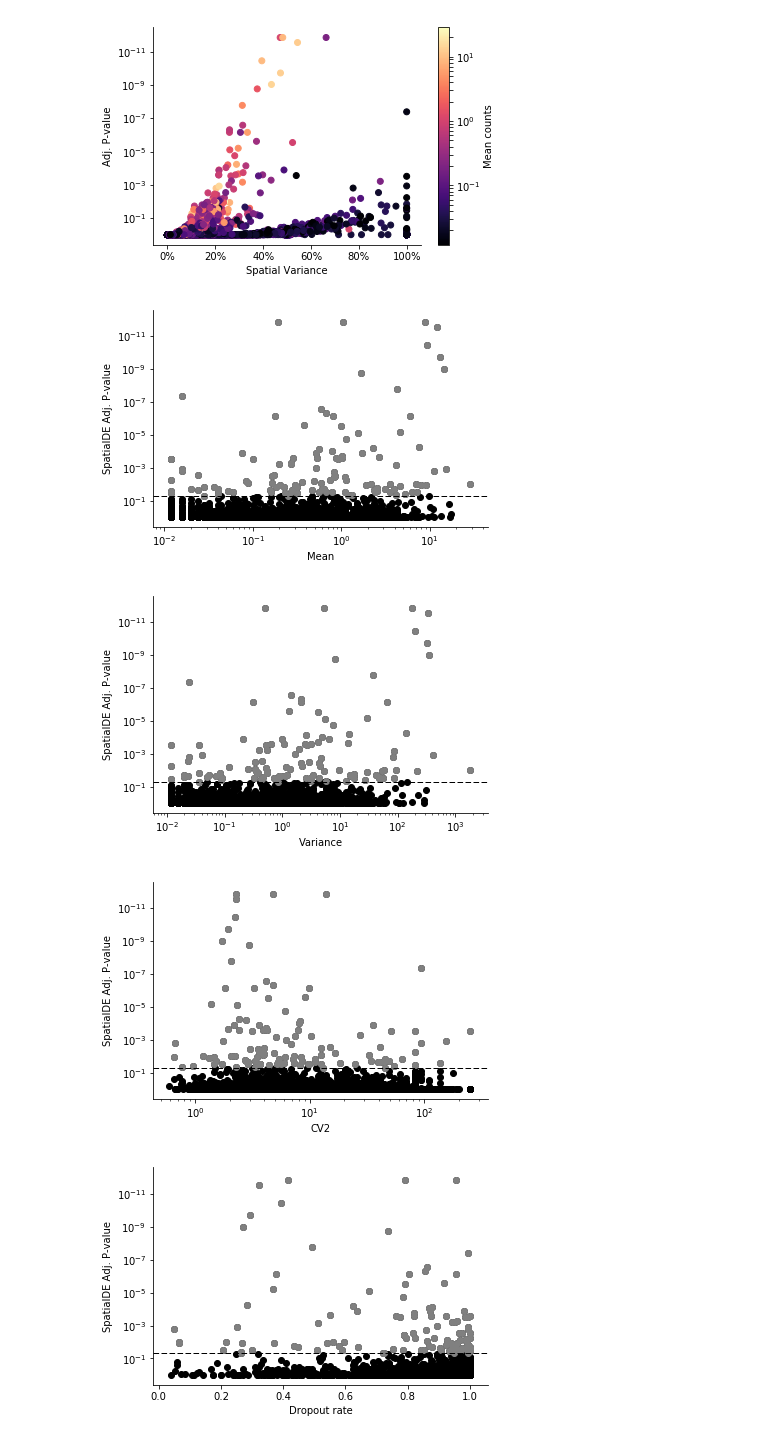
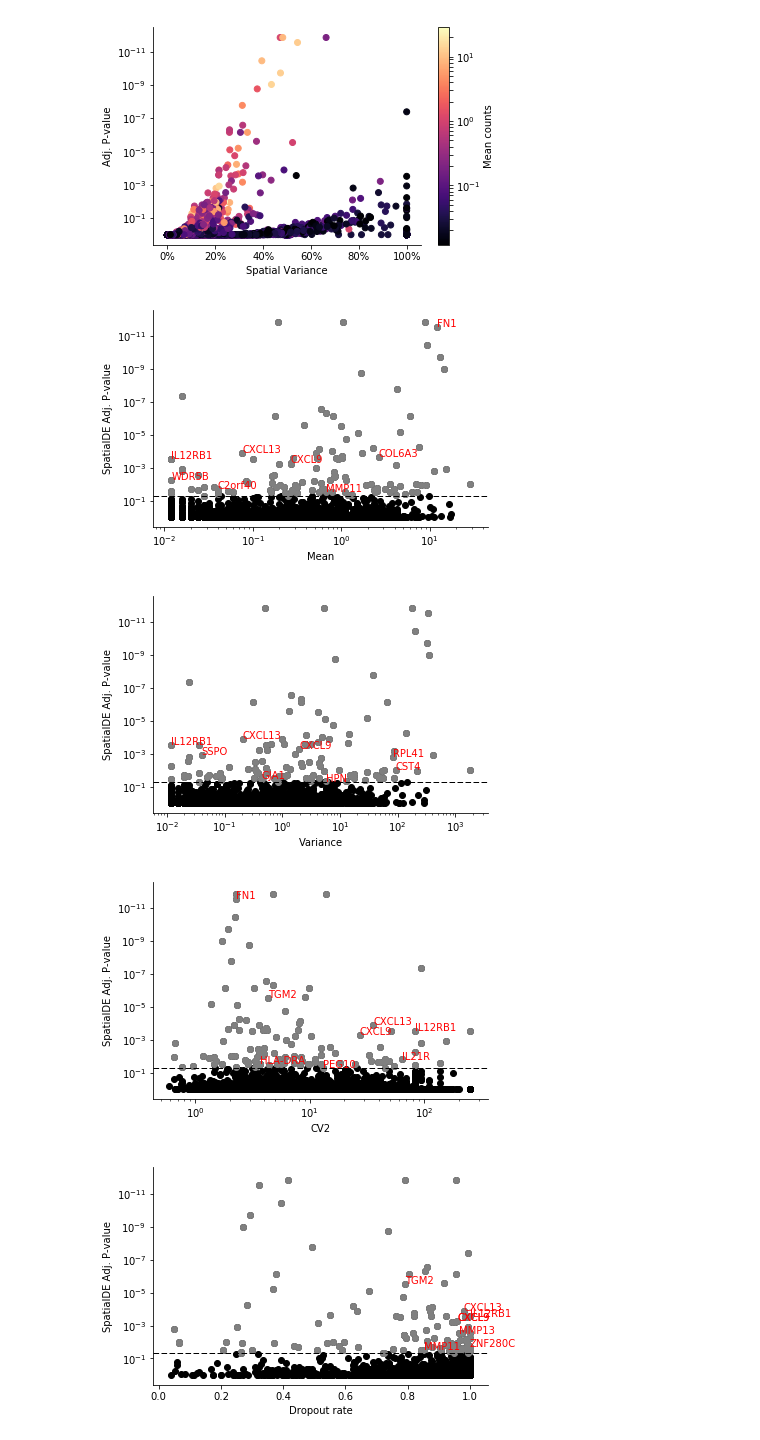
Before and after one commit to Teichlab/SpatialDE, a Jupyter notebook: Analysis/BreastCancer/Alternative explanatory factors.ipynb, the cells around one changed output. Cells and saved outputs as stored; diff of their text form; code cells hidden in the pictures.

```diff
--- a/Analysis/BreastCancer/Alternative explanatory factors.ipynb
+++ b/Analysis/BreastCancer/Alternative explanatory factors.ipynb
@@ -55,7 +55,7 @@ results['cv2'] = ((df.std() / df.mean()) ** 2)[results.g].values
 results['gvar'] = dfm.var()[results.g].values
 results['fracdrop'] = (1 - (df > 1).sum() / df.shape[0])[results.g].values
 # %%
-def feature_qval(results, feature, xlog=True):
+def feature_qval(results, feature, xlog=True, sel_genes=None, random_genes=0):
     if xlog:
         plt.xscale('log')
 
@@ -65,35 +65,45 @@ def feature_qval(results, feature, xlog=True):
     tmp = results.query('qval < 0.05')
     plt.scatter(tmp[feature], tmp.qval, c='grey');
 
+    if sel_genes:
+        tmp = results.query('g in @sel_genes')
+        for _, g in tmp.iterrows():
+            plt.annotate(g.g, (g[feature], g.qval), color='red')
+
+    if random_genes:
+        tmp = results.query('qval < 0.05').sample(random_genes)
+        for _, g in tmp.iterrows():
+            plt.annotate(g.g, (g[feature], g.qval), color='red')
+
     plt.gca().invert_yaxis();
 
     plt.axhline(0.05, c='k', ls='--', lw=1);
 
     plt.ylabel('SpatialDE Adj. P-value');
 # %%
-feature_qval(results, 'nmean')
+feature_qval(results, 'nmean', sel_genes=['CXCL9', 'CXCL13', 'IL12RB1'], random_genes=5)
 plt.xlabel('Mean');
 plt.savefig('mean-pval.pdf')
 # %% [output]
-[figure, old version]
+[figure, new version]
 # %%
-feature_qval(results, 'nvar')
+feature_qval(results, 'nvar', sel_genes=['CXCL9', 'CXCL13', 'IL12RB1'], random_genes=5)
 plt.xlabel('Variance');
 plt.savefig('var-pval.pdf')
 # %% [output]
-[figure, old version]
+[figure, new version]
 # %%
-feature_qval(results, 'cv2')
+feature_qval(results, 'cv2', sel_genes=['CXCL9', 'CXCL13', 'IL12RB1'], random_genes=5)
 plt.xlabel('CV2');
 plt.savefig('cv2-pval.pdf')
 # %% [output]
-[figure, old version]
+[figure, new version]
 # %%
-feature_qval(results, 'fracdrop', xlog=False)
+feature_qval(results, 'fracdrop', xlog=False, sel_genes=['CXCL9', 'CXCL13', 'IL12RB1'], random_genes=5)
 plt.xlabel('Dropout rate');
 plt.savefig('dr-pval.pdf')
 # %% [output]
-[figure, old version]
+[figure, new version]
 # %%
 def feature_pairs(results, feature1, feature2, ylog=True, sel_genes=None, random_genes=0):
     plt.xscale('log')
```
Also changed, not shown: parts of 14 cells of this notebook, 6 other files.
